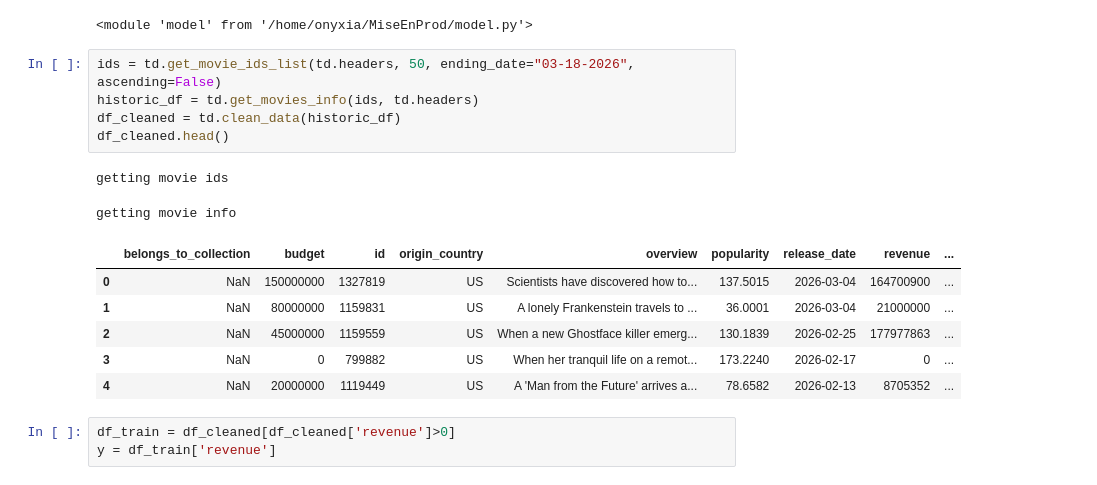
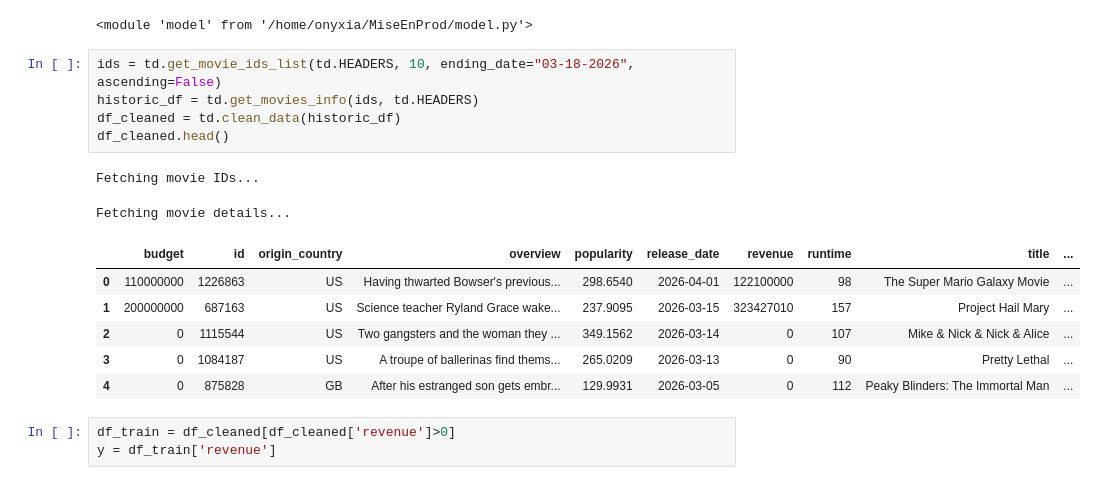
Before and after one commit to gillesfevry/MiseEnProd, a Jupyter notebook: tests.ipynb, the cells around one changed output. Saved outputs shown, nothing was run; the diff lists cells and outputs as text.

```diff
--- a/tests.ipynb
+++ b/tests.ipynb
@@ -8,19 +8,19 @@ importlib.reload(mod)
 # %% [output]
 <module 'model' from '/home/onyxia/MiseEnProd/model.py'>
 # %%
-ids = td.get_movie_ids_list(td.headers, 50, ending_date="03-18-2026", ascending=False)
-historic_df = td.get_movies_info(ids, td.headers)
+ids = td.get_movie_ids_list(td.HEADERS, 10, ending_date="03-18-2026", ascending=False)
+historic_df = td.get_movies_info(ids, td.HEADERS)
 df_cleaned = td.clean_data(historic_df)
 df_cleaned.head()
 # %% [output]
-getting movie ids
+Fetching movie IDs...
-getting movie info
+Fetching movie details...
-|  | belongs_to_collection | budget | id | origin_country | overview | popularity | release_date | revenue | ... |
-| 0 | NaN | 150000000 | 1327819 | US | Scientists have discovered how to... | 137.5015 | 2026-03-04 | 164700900 | ... |
-| 1 | NaN | 80000000 | 1159831 | US | A lonely Frankenstein travels to ... | 36.0001 | 2026-03-04 | 21000000 | ... |
-| 2 | NaN | 45000000 | 1159559 | US | When a new Ghostface killer emerg... | 130.1839 | 2026-02-25 | 177977863 | ... |
-| 3 | NaN | 0 | 799882 | US | When her tranquil life on a remot... | 173.2240 | 2026-02-17 | 0 | ... |
-| 4 | NaN | 20000000 | 1119449 | US | A 'Man from the Future' arrives a... | 78.6582 | 2026-02-13 | 8705352 | ... |
+|  | budget | id | origin_country | overview | popularity | release_date | revenue | runtime | title | ... |
+| 0 | 110000000 | 1226863 | US | Having thwarted Bowser's previous... | 298.6540 | 2026-04-01 | 122100000 | 98 | The Super Mario Galaxy Movie | ... |
+| 1 | 200000000 | 687163 | US | Science teacher Ryland Grace wake... | 237.9095 | 2026-03-15 | 323427010 | 157 | Project Hail Mary | ... |
+| 2 | 0 | 1115544 | US | Two gangsters and the woman they ... | 349.1562 | 2026-03-14 | 0 | 107 | Mike & Nick & Nick & Alice | ... |
+| 3 | 0 | 1084187 | US | A troupe of ballerinas find thems... | 265.0209 | 2026-03-13 | 0 | 90 | Pretty Lethal | ... |
+| 4 | 0 | 875828 | GB | After his estranged son gets embr... | 129.9931 | 2026-03-05 | 0 | 112 | Peaky Blinders: The Immortal Man | ... |
 # %%
 df_train = df_cleaned[df_cleaned['revenue']>0]
 y = df_train['revenue']
```
Also changed, not shown: parts of 4 cells of this notebook, 16 other files.
